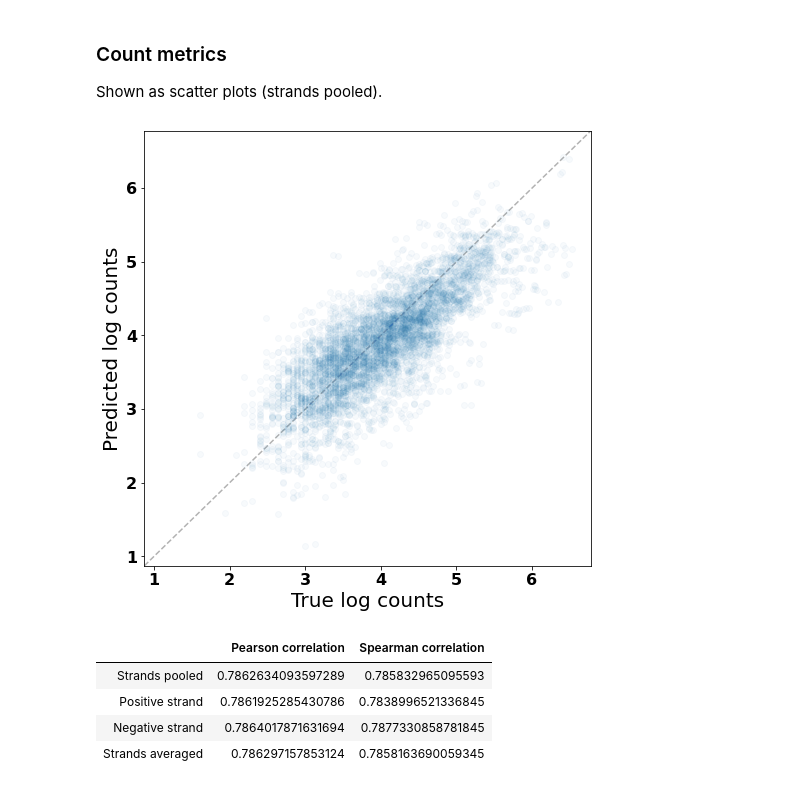
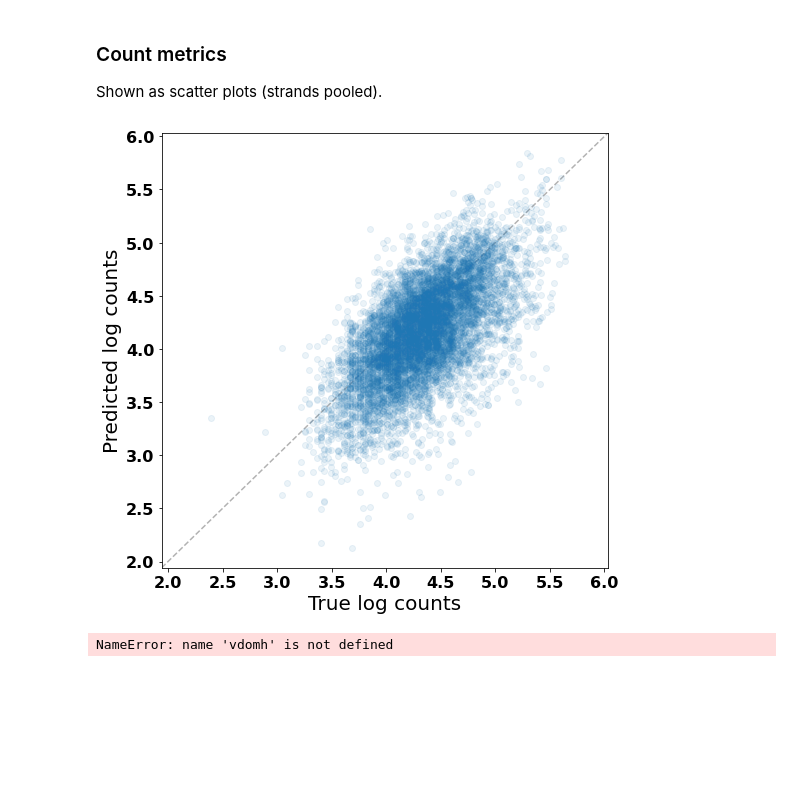
Before and after one commit to viramalingam/tf-atlas-pipeline, a Jupyter notebook: anvil/reports/model_performance-Copy1.ipynb, the cells around one changed output. Saved outputs shown, nothing was run; the diff lists cells and outputs as text; code cells hidden in the pictures; blank space fills up the shorter version.

```diff
--- a/anvil/reports/model_performance-Copy1.ipynb
+++ b/anvil/reports/model_performance-Copy1.ipynb
@@ -29,7 +33,7 @@ plt.rcParams.update(plot_params)
 # Define parameters/fetch arguments
 metrics_dir = '/mnt/lab_data2/vir/tf_chr_atlas/temp/troubleshoot_reports/predictions_and_metrics_test_peaks_test_chroms-production_run_1'
 preds_path = '/mnt/lab_data2/vir/tf_chr_atlas/temp/troubleshoot_reports/predictions_and_metrics_test_peaks_test_chroms-production_run_1/ENCSR998YJI_split000_predictions.h5'
-test_chroms = 'chr1' # Set to None or empty list for all chromosomes
+test_chroms = "chr1,chr3,chr6".split() # Set to None or empty list for all chromosomes
 
 print("Performance metrics directory: %s" % metrics_dir)
 print("Predictions path: %s" % preds_path)
@@ -177,20 +181,20 @@ for key in metric_keys:
 Shown as scatter plots (strands pooled).
 # %%
 fig, ax = plt.subplots(figsize=(8, 8))
-ax.scatter(np.ravel(true_log_counts), np.ravel(pred_log_counts), alpha=min((1/(len(np.ravel(true_log_counts))))*50000*0.02,0.3))
+ax.scatter(np.ravel(true_log_counts), np.ravel(pred_log_counts), alpha=min((1/(len(np.ravel(true_log_counts))))*35000*0.02,0.3))
 ax.set_xlabel("True log counts")
 ax.set_ylabel("Predicted log counts")
 (min_x, max_x), (min_y, max_y) = ax.get_xlim(), ax.get_ylim()
 min_both, max_both = min(min_x, min_y), max(max_x, max_y)
 ax.set_xlim(min_both, max_both)
 ax.set_ylim(min_both, max_both)
 ax.plot(
     [min_both, max_both], [min_both, max_both],
     color="black", linestyle="--", alpha=0.3, zorder=0
 )
 plt.show()
 # %% [output]
-[figure, old version]
+[figure, new version]
 # %%
 def get_correlations(vec_1, vec_2):
     finite_mask = np.isfinite(vec_1) & np.isfinite(vec_2)
@@ -226,8 +230,4 @@ body = vdomh.tbody(
 )
 vdomh.table(header, body)
 # %% [output]
-|  | Pearson correlation | Spearman correlation |
-| Strands pooled | 0.7862634093597289 | 0.785832965095593 |
-| Positive strand | 0.7861925285430786 | 0.7838996521336845 |
-| Negative strand | 0.7864017871631694 | 0.7877330858781845 |
-| Strands averaged | 0.786297157853124 | 0.7858163690059345 |
+NameError: name 'vdomh' is not defined
```
Also changed, not shown: parts of 2 cells of this notebook, 2 other files.
